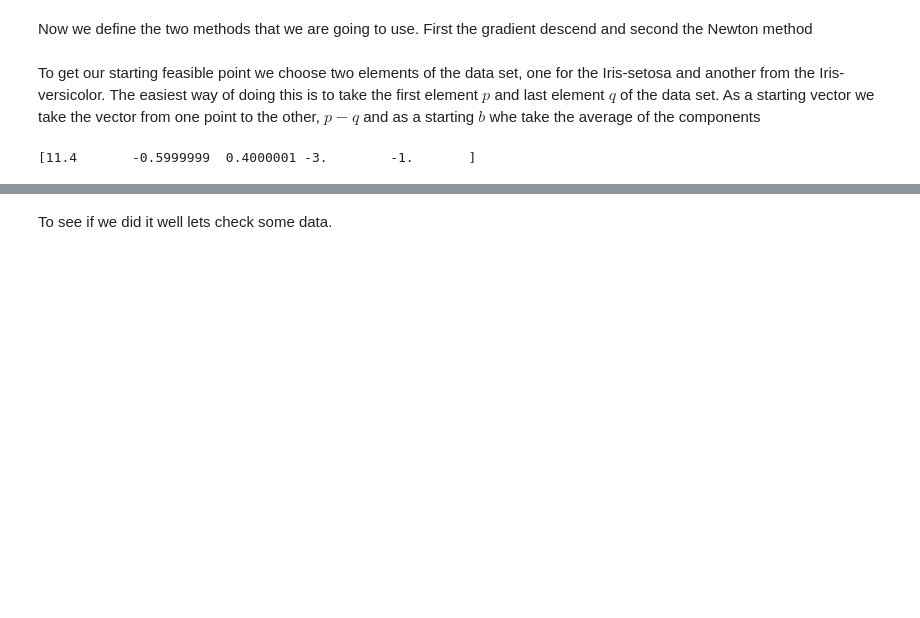
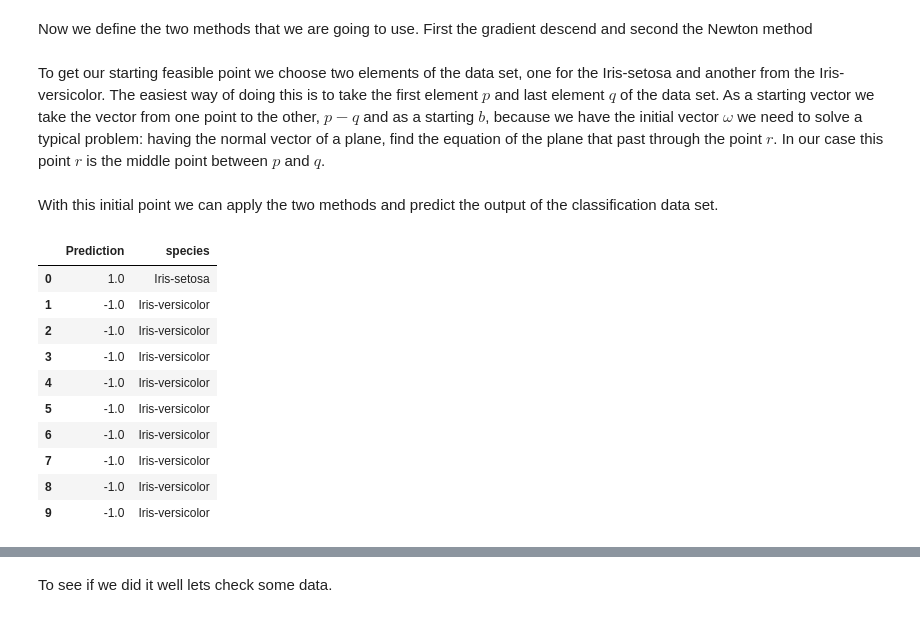
Before and after one commit to tamames/Optimization-homework, a Jupyter notebook: 3/Entrega3.ipynb, the cells around one changed output, grey strips where cells are left out. Cells and saved outputs as stored; diff of their text form; code cells hidden in the pictures; blank space fills up the shorter version.

```diff
--- a/3/Entrega3.ipynb
+++ b/3/Entrega3.ipynb
@@ -286,6 +264,6 @@ def newtons_method(stop, x, mu, y_vector, X):
     return x
 # %% [markdown]
-To get our starting feasible point we choose two elements of the data set, one for the Iris-setosa and another from the Iris-versicolor. The easiest way of doing this is to take the first element $p$ and last element $q$ of the data set. As a starting vector we take the vector from one point to the other, $p-q$ and as a starting $b$ whe take the average of the components
+To get our starting feasible point we choose two elements of the data set, one for the Iris-setosa and another from the Iris-versicolor. The easiest way of doing this is to take the first element $p$ and last element $q$ of the data set. As a starting vector we take the vector from one point to the other, $p-q$ and as a starting $b$, because we have the initial vector $\omega$ we need to solve a typical problem: having the normal vector of a plane, find the equation of the plane that past through the point $r$. In our case this point $r$ is the middle point between $p$ and $q$.
 # %%
 p = X[0]
 q = X[-1]
@@ -293,7 +271,48 @@ q = X[-1]
 w_0 = p - q
 x_feasible = (p + q)/2
 b = - w_0.T@x_feasible
+# In code the vector is (b,\omega) in stead of (\omega,b) as in the theory
 point_0 = np.append(b, w_0)
-print(point_0)
-# %% [output]
-[11.4       -0.5999999  0.4000001 -3.        -1.       ]
+# %% [markdown]
+With this initial point we can apply the two methods and predict the output of the classification data set.
+# %%
+df_test = pd.read_csv("IRIS_classification.csv", sep=";")
+X_test = df_test.to_numpy()
+
+def classify(point, X):
+    """This function classify a data set into two classes
+
+    Args:
+        point: _description_
+        X: the data to classify. It must have the same number
+            of rows as the length of w, in this case 4.
+    """
+    w = point[1:]
+    assert len(w) == X.shape[0], "Dimensions don't agree, you should put X_test.T"
+    b = point[0]
+    nf = X.shape[1]
+
+
+    w_matrix = np.tile(w, (nf, 1)).T
+    b_vector = np.full(nf, fill_value=b)
+    pred = np.sign((w_matrix * X).sum(0) + b_vector)
+    df = pd.DataFrame(data=pred, index=range(nf), columns=['Prediction'])
+    df['species'] = np.where(df['Prediction'] == 1, "Iris-setosa", "Iris-versicolor" )
+    return df
+# %%
+point = newtons_method(point_0, 0.01, Y, X.T)
+
+predictions = classify(point, X_test.T)
+predictions
+# %% [output]
+|  | Prediction | species |
+| 0 | 1.0 | Iris-setosa |
+| 1 | -1.0 | Iris-versicolor |
+| 2 | -1.0 | Iris-versicolor |
+| 3 | -1.0 | Iris-versicolor |
+| 4 | -1.0 | Iris-versicolor |
+| 5 | -1.0 | Iris-versicolor |
+| 6 | -1.0 | Iris-versicolor |
+| 7 | -1.0 | Iris-versicolor |
+| 8 | -1.0 | Iris-versicolor |
+| 9 | -1.0 | Iris-versicolor |
```
Also changed, not shown: parts of 9 cells of this notebook.
